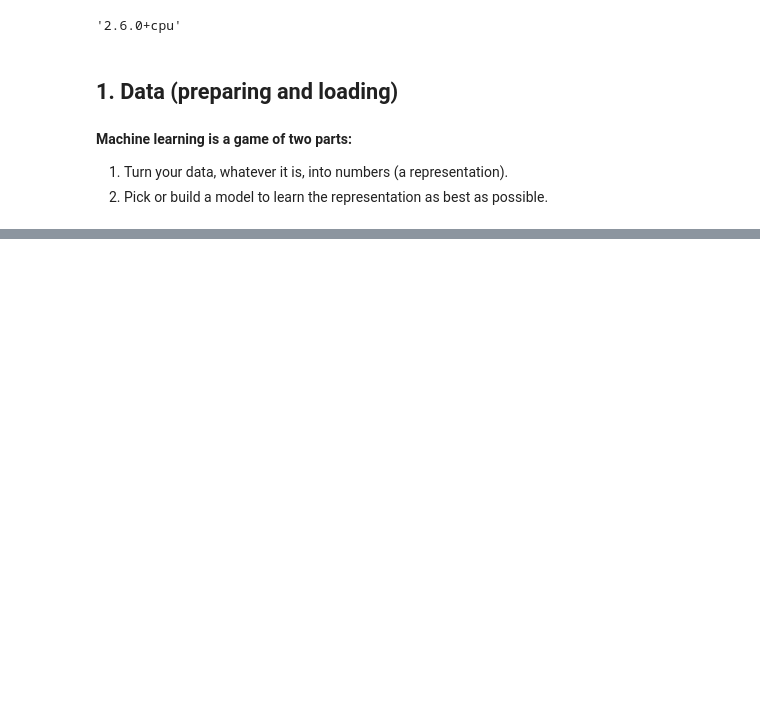
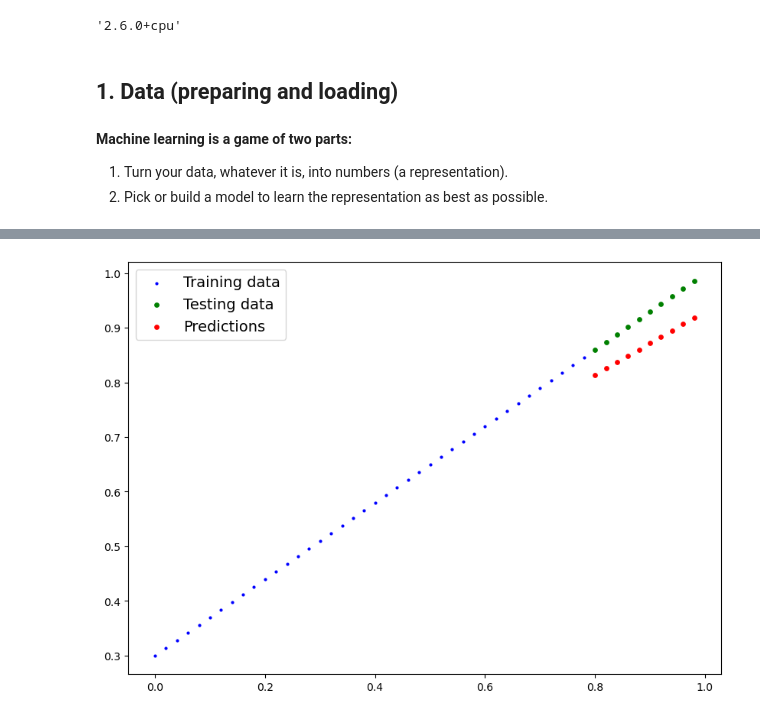
Before and after one commit to youssef-omarrr/Machine-and-deep-learning, a Jupyter notebook: Chapter 1/01_PyTorch_Workflow_Fund.ipynb, the cells around one changed output, grey strips where cells are left out. Cells and saved outputs as stored; diff of their text form; code cells hidden in the pictures; blank space fills up the shorter version.

```diff
--- a/Chapter 1/01_PyTorch_Workflow_Fund.ipynb
+++ b/Chapter 1/01_PyTorch_Workflow_Fund.ipynb
@@ -62,0 +286,31 @@ First 10 elements of OUTPUT:
+# %%
+torch.manual_seed(42)
+
+# Set the number of epochs (how many times the model will pass over the training data)
+epochs = 100
+
+for epoch in range(epochs):
+    ### Training
+
+    # Put model in training mode (this is the default state of a model)
+    model_0.train()
+
+    # 1. Forward pass on train data using the forward() method inside
+    y_pred = model_0(x_train)
+    # print(y_pred)
+
+    # 2. Calculate the loss (how different are our models predictions to the ground truth)
+    loss = loss_fn(y_pred, y_train)
+    print(loss)
+
+    # 3. Zero grad of the optimizer
+    optimizer.zero_grad()
+
+    # 4. Loss backwards
+    loss.backward()
+
+    # 5. Progress the optimizer
+    optimizer.step()
+
+    # Put the model in evaluation mode
+    model_0.eval()
@@ -62,0 +335,9 @@ First 10 elements of OUTPUT:
+# %%
+# Now predect again after training our model
+with torch.inference_mode():
+    y_preds = model_0(x_test)
+
+# Plot it and notice how the red dots became closer to the green ones
+plot_predictions(predictions=y_preds)
+# %% [output]
+[figure, added]
```
Also changed, not shown: parts of 30 cells of this notebook, 1 other file.
